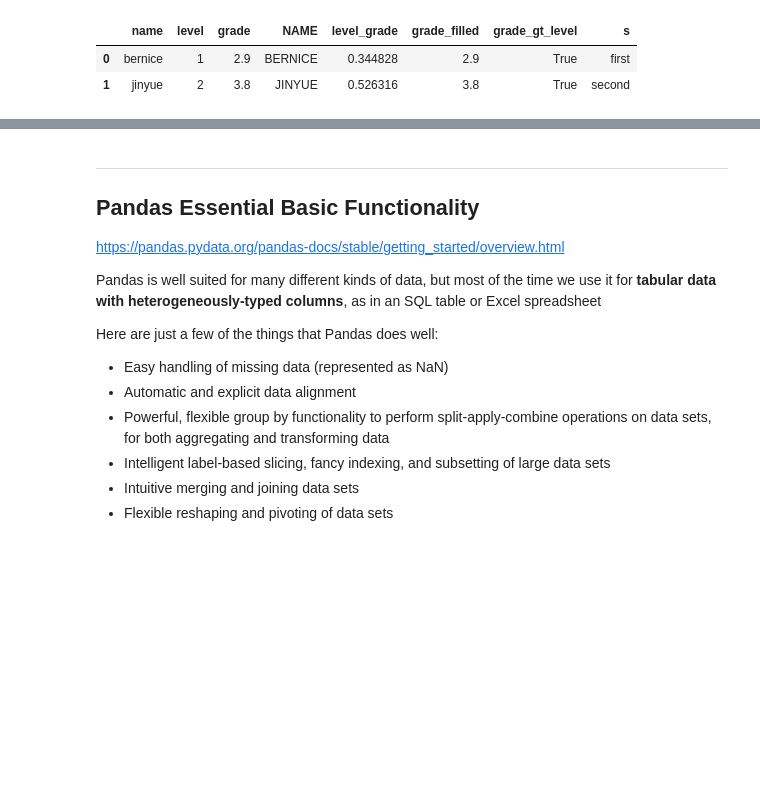
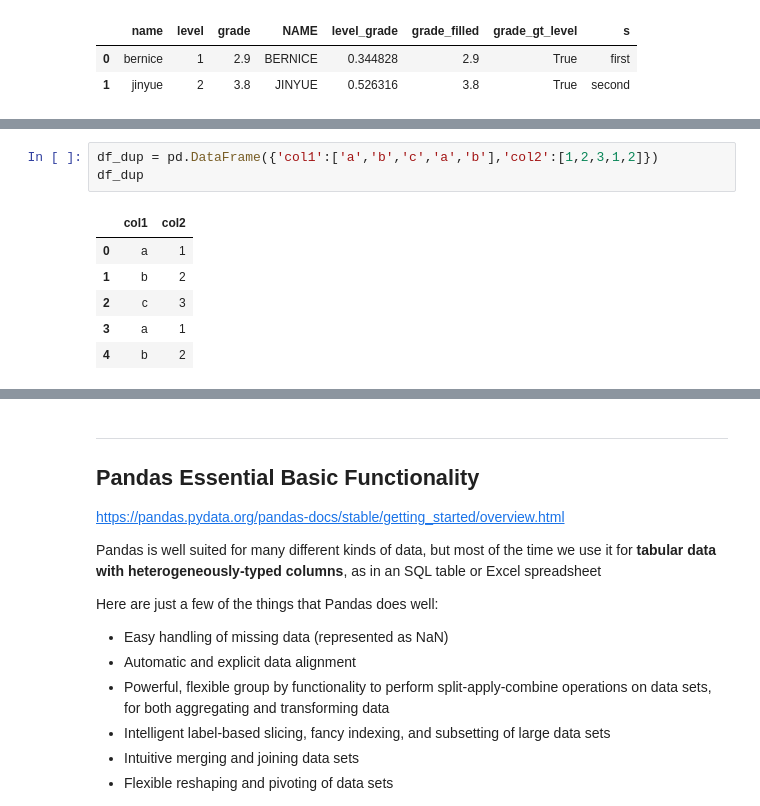
Before and after one commit to emonson/pandas-datamatters, a Jupyter notebook: DataStructures.ipynb, the cells around one changed output, grey strips where cells are left out. Drawn from its saved outputs; the diff is of its cells as text; blank space fills up the shorter version.

```diff
--- a/DataStructures.ipynb
+++ b/DataStructures.ipynb
@@ -436,0 +443,10 @@ df.dropna()
+# %%
+df_dup = pd.DataFrame({'col1':['a','b','c','a','b'],'col2':[1,2,3,1,2]})
+df_dup
+# %% [output]
+|  | col1 | col2 |
+| 0 | a | 1 |
+| 1 | b | 2 |
+| 2 | c | 3 |
+| 3 | a | 1 |
+| 4 | b | 2 |
```
Also changed, not shown: parts of 19 cells of this notebook, 1 other file.
